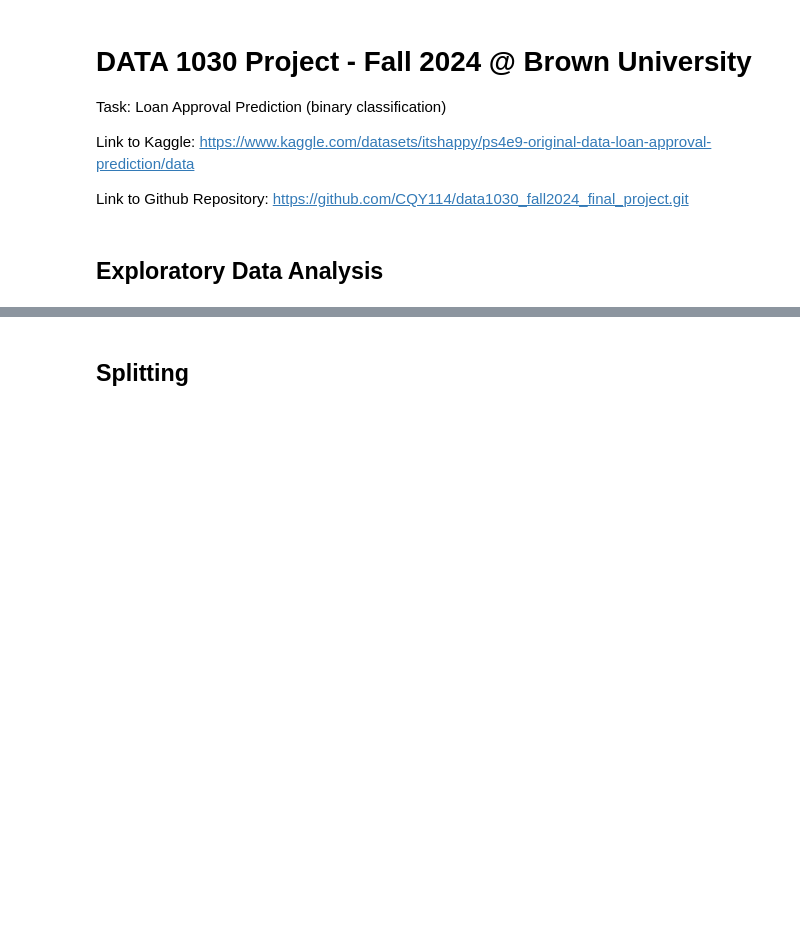
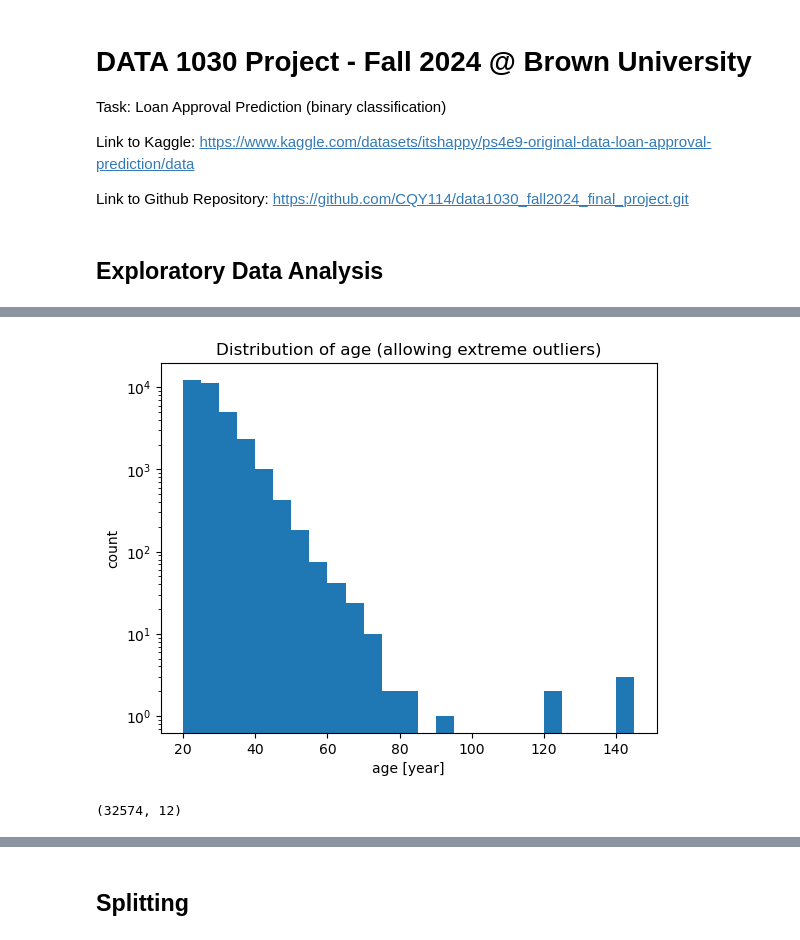
Before and after one commit to CQY114/data1030_fall2024_final_project, a Jupyter notebook: main.ipynb, the cells around one changed output, grey strips where cells are left out. Cells and saved outputs as stored; diff of their text form; code cells hidden in the pictures; blank space fills up the shorter version.

```diff
--- a/main.ipynb
+++ b/main.ipynb
@@ -159,0 +15,4 @@ ValueError: could not convert string to float: 'RENT'
+# %%
+# read data and display shape
+df = pd.read_csv('data/credit_risk_dataset.csv')
+print(df.shape)
@@ -159,0 +52,17 @@ ValueError: could not convert string to float: 'RENT'
+# %%
+# distribution of age
+plt.hist(df['person_age'], bins=np.linspace(20, 145, 26), log=True)
+plt.title("Distribution of age (allowing extreme outliers)")
+plt.xlabel("age [year]")
+plt.ylabel("count")
+plt.show()
+# %% [output]
+[figure, added]
+# %%
+# delete outliers and display shape
+df.drop(df.loc[
+    (df['person_age']>100) | (df['person_emp_length']>100)
+].index, inplace=True)
+print(df.shape)
+# %% [output]
+(32574, 12)
```
Also changed, not shown: parts of 48 cells of this notebook, 17 other files.
